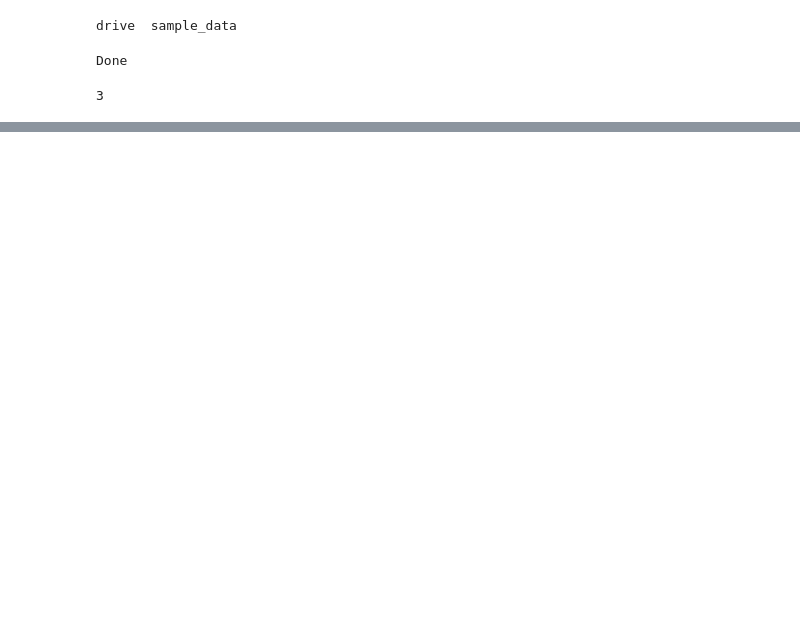
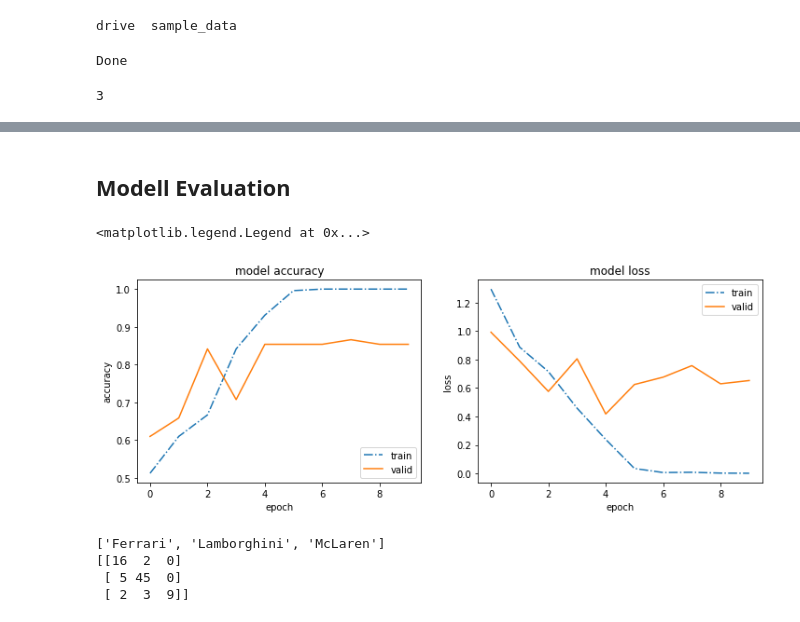
Before and after one commit to alexweltgeist/automarken_cnn, a Jupyter notebook: Autobilder_2ter_Versuch.ipynb, the cells around one changed output, grey strips where cells are left out. Drawn from its saved outputs; the diff is of its cells as text; code cells hidden in the pictures; blank space fills up the shorter version.

```diff
--- a/Autobilder_2ter_Versuch.ipynb
+++ b/Autobilder_2ter_Versuch.ipynb
@@ -161,22 +157,24 @@ pool_size = (2, 2)
 # %%
-# define CNN with 2 convolution blocks and 2 fully connected layers
-# includes MaxPooling layers and one Dropout layer
+# define CNN with 3 convolution blocks and 2 fully connected layers
+# includes 1 MaxPooling layers and 2 Dropout layer
 model = Sequential()
 
 model.add(Convolution2D(8,kernel_size,padding='same',input_shape=input_shape))
 model.add(Activation('relu'))
+
 model.add(Convolution2D(8, kernel_size,padding='same'))
 model.add(Activation('relu'))
 model.add(MaxPooling2D(pool_size=pool_size))
+model.add(Dropout(0.2))
 
 model.add(Convolution2D(16, kernel_size,padding='same'))
 model.add(Activation('relu'))
+
 model.add(Convolution2D(16,kernel_size,padding='same'))
 model.add(Activation('relu'))
-model.add(MaxPooling2D(pool_size=pool_size))
 
 model.add(Flatten())
-model.add(Dropout(0.3))
+model.add(Dropout(0.2))
 model.add(Dense(40))
 model.add(Activation('relu'))
 model.add(Dense(nb_classes))
@@ -221,0 +240,34 @@ KeyboardInterrupt: ignored
+# %% [markdown]
+## **Modell Evaluation**
+# %%
+# plot the development of the accuracy and loss during training
+plt.figure(figsize=(12,4))
+plt.subplot(1,2,(1))
+plt.plot(history.history['accuracy'],linestyle='-.')
+plt.plot(history.history['val_accuracy'])
+plt.title('model accuracy')
+plt.ylabel('accuracy')
+plt.xlabel('epoch')
+plt.legend(['train', 'valid'], loc='lower right')
+plt.subplot(1,2,(2))
+plt.plot(history.history['loss'],linestyle='-.')
+plt.plot(history.history['val_loss'])
+plt.title('model loss')
+plt.ylabel('loss')
+plt.xlabel('epoch')
+plt.legend(['train', 'valid'], loc='upper right')
+# %% [output]
+<matplotlib.legend.Legend at 0x...>
+[figure, added]
+# %%
+# Predict Brands on Test Data
+
+pred=model.predict(test_batches)
+y_pred = np.argmax(pred, axis=1)
+print(all_subdirs)
+print(confusion_matrix(test_batches.classes, y_pred))
+# %% [output]
+['Ferrari', 'Lamborghini', 'McLaren']
+[[16  2  0]
+ [ 5 45  0]
+ [ 2  3  9]]
```
Also changed, not shown: parts of 14 cells of this notebook.
